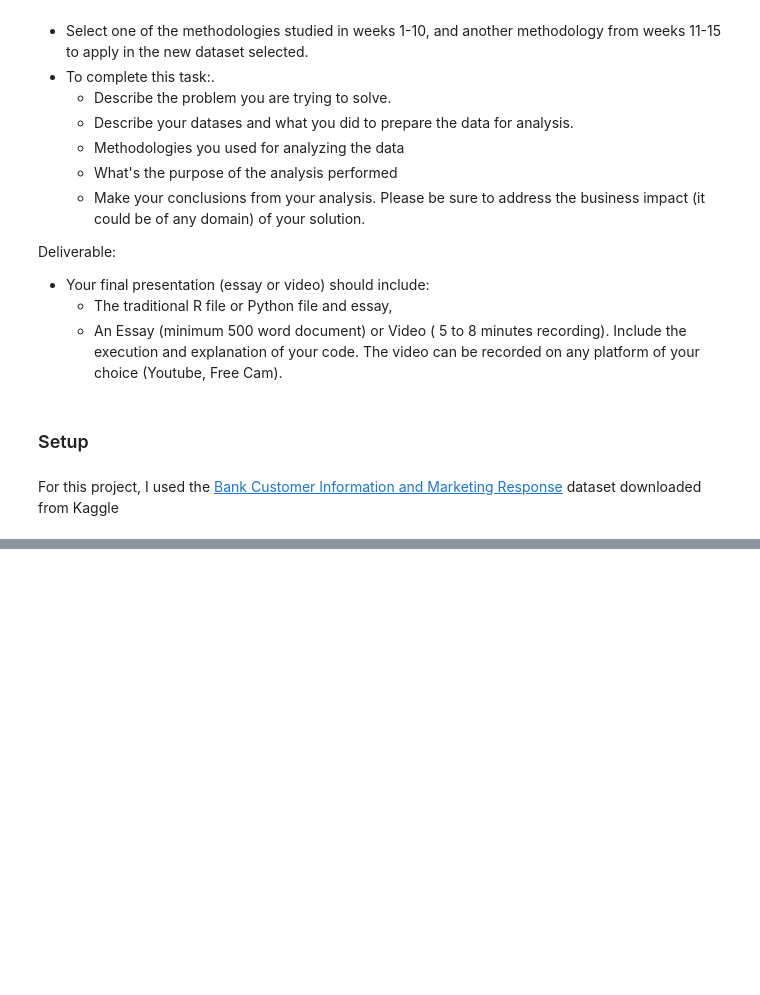
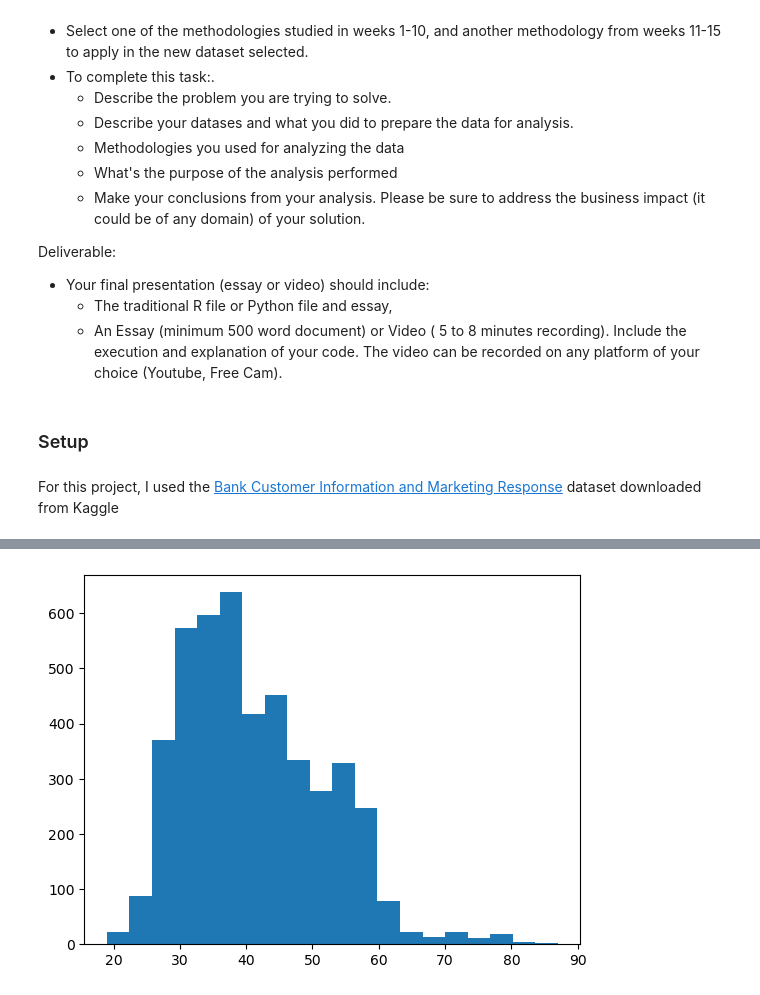
Before and after one commit to klmartin1998/spring2024-data622, a Jupyter notebook: assignments/assignment4/data622_final_project.ipynb, the cells around one changed output, grey strips where cells are left out. Drawn from its saved outputs; the diff is of its cells as text; code cells hidden in the pictures; blank space fills up the shorter version.

```diff
--- a/assignments/assignment4/data622_final_project.ipynb
+++ b/assignments/assignment4/data622_final_project.ipynb
@@ -40,0 +76,5 @@ pd.read_csv('bank.csv')
+# %%
+plt.hist(responses_raw['age'], bins=20)
+plt.show()
+# %% [output]
+[figure, added]
```
Also changed, not shown: parts of 70 cells of this notebook.
